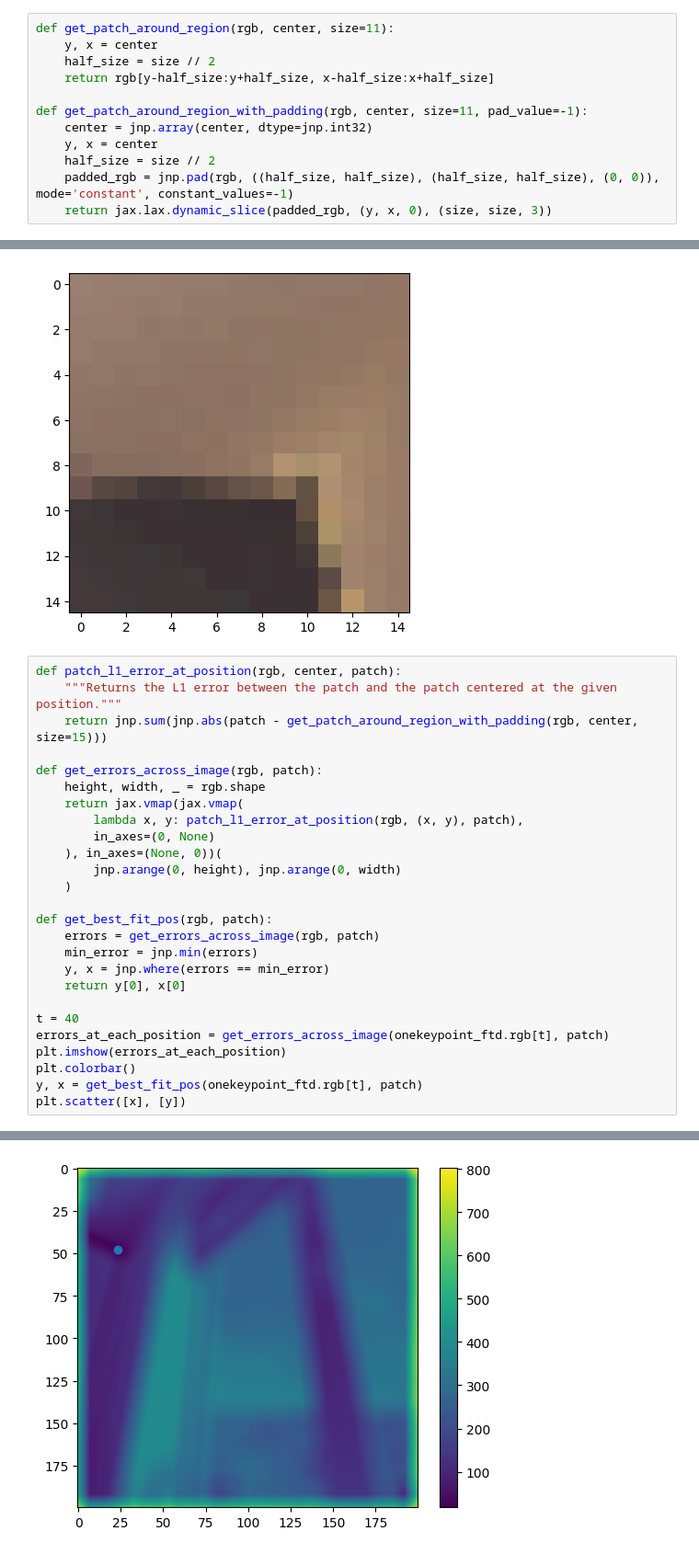
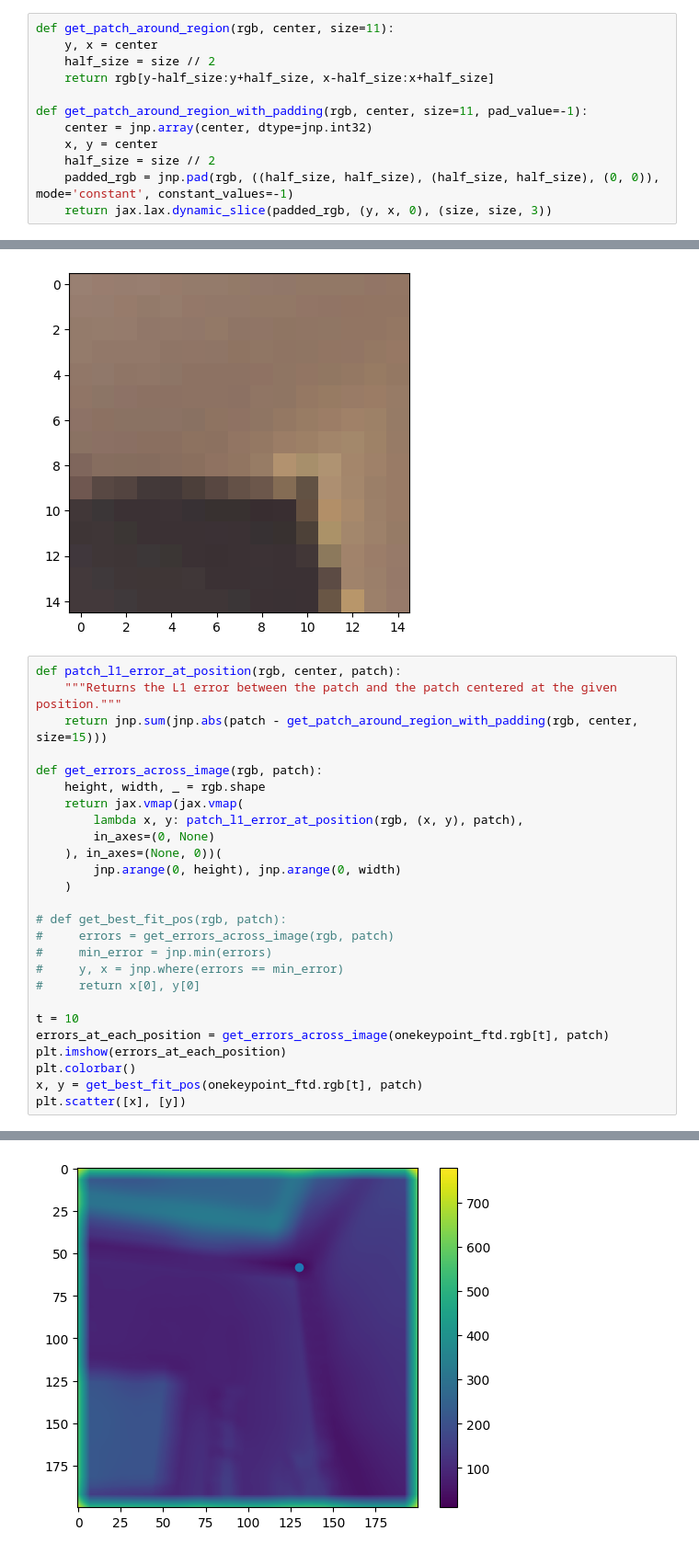
Before and after one commit to probcomp/b3d, a Jupyter notebook: notebooks/gm/01_data.ipynb, the cells around one changed output, grey strips where cells are left out. Shown at 92% size. Drawn from its saved outputs; the diff is of its cells as text.

```diff
--- a/notebooks/gm/01_data.ipynb
+++ b/notebooks/gm/01_data.ipynb
@@ -33,7 +33,7 @@ def get_patch_around_region(rgb, center, size=11):
 
 def get_patch_around_region_with_padding(rgb, center, size=11, pad_value=-1):
     center = jnp.array(center, dtype=jnp.int32)
-    y, x = center
+    x, y = center
     half_size = size // 2
     padded_rgb = jnp.pad(rgb, ((half_size, half_size), (half_size, half_size), (0, 0)), mode='constant', constant_values=-1)
     return jax.lax.dynamic_slice(padded_rgb, (y, x, 0), (size, size, 3))
@@ -204,29 +202,29 @@ plt.imshow(patch)
 # %%
 def patch_l1_error_at_position(rgb, center, patch):
     """Returns the L1 error between the patch and the patch centered at the given position."""
     return jnp.sum(jnp.abs(patch - get_patch_around_region_with_padding(rgb, center, size=15)))
 
 def get_errors_across_image(rgb, patch):
     height, width, _ = rgb.shape
     return jax.vmap(jax.vmap(
         lambda x, y: patch_l1_error_at_position(rgb, (x, y), patch),
         in_axes=(0, None)
     ), in_axes=(None, 0))(
         jnp.arange(0, height), jnp.arange(0, width)
     )
 
-def get_best_fit_pos(rgb, patch):
-    errors = get_errors_across_image(rgb, patch)
-    min_error = jnp.min(errors)
-    y, x = jnp.where(errors == min_error)
-    return y[0], x[0]
+# def get_best_fit_pos(rgb, patch):
+#     errors = get_errors_across_image(rgb, patch)
+#     min_error = jnp.min(errors)
+#     y, x = jnp.where(errors == min_error)
+#     return x[0], y[0]
 
-t = 40
+t = 10
 errors_at_each_position = get_errors_across_image(onekeypoint_ftd.rgb[t], patch)
 plt.imshow(errors_at_each_position)
 plt.colorbar()
-y, x = get_best_fit_pos(onekeypoint_ftd.rgb[t], patch)
+x, y = get_best_fit_pos(onekeypoint_ftd.rgb[t], patch)
 plt.scatter([x], [y])
 # %% [output]
 <matplotlib.collections.PathCollection at 0x...>
-[figure, old version]
+[figure, new version]
```
Also changed, not shown: parts of 8 cells of this notebook, 2 other files.
